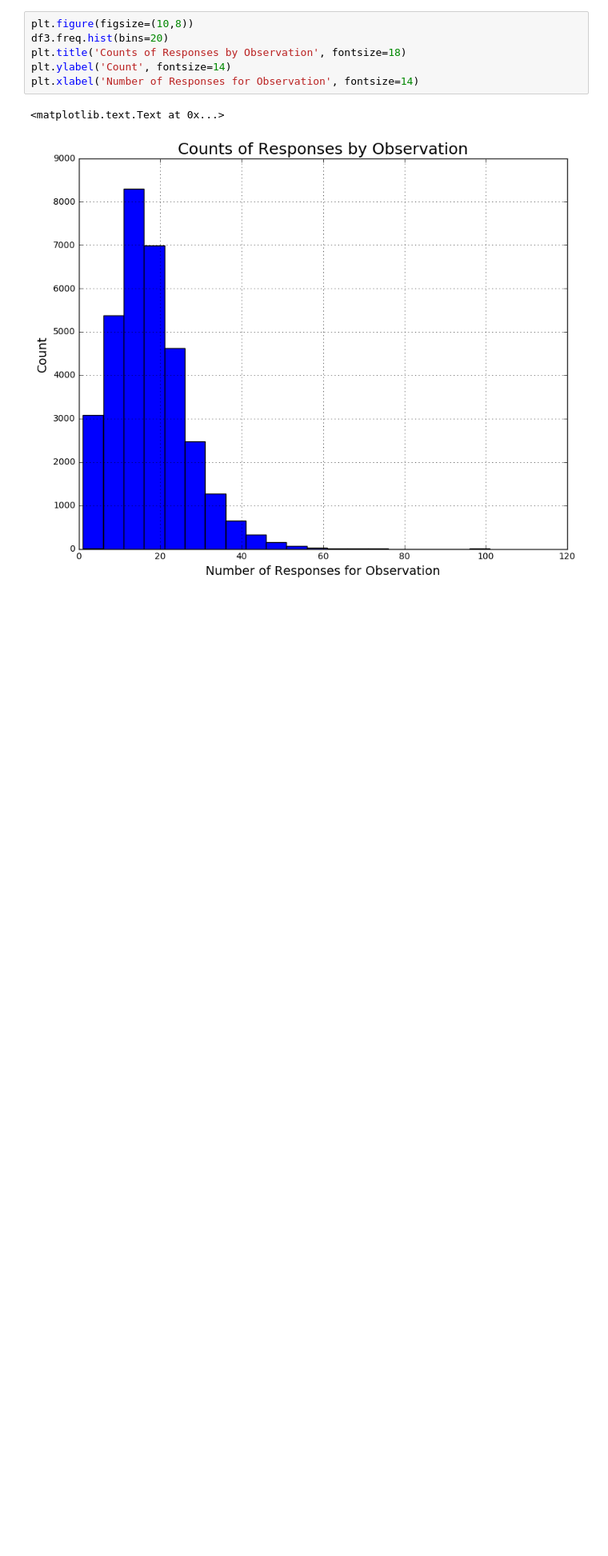
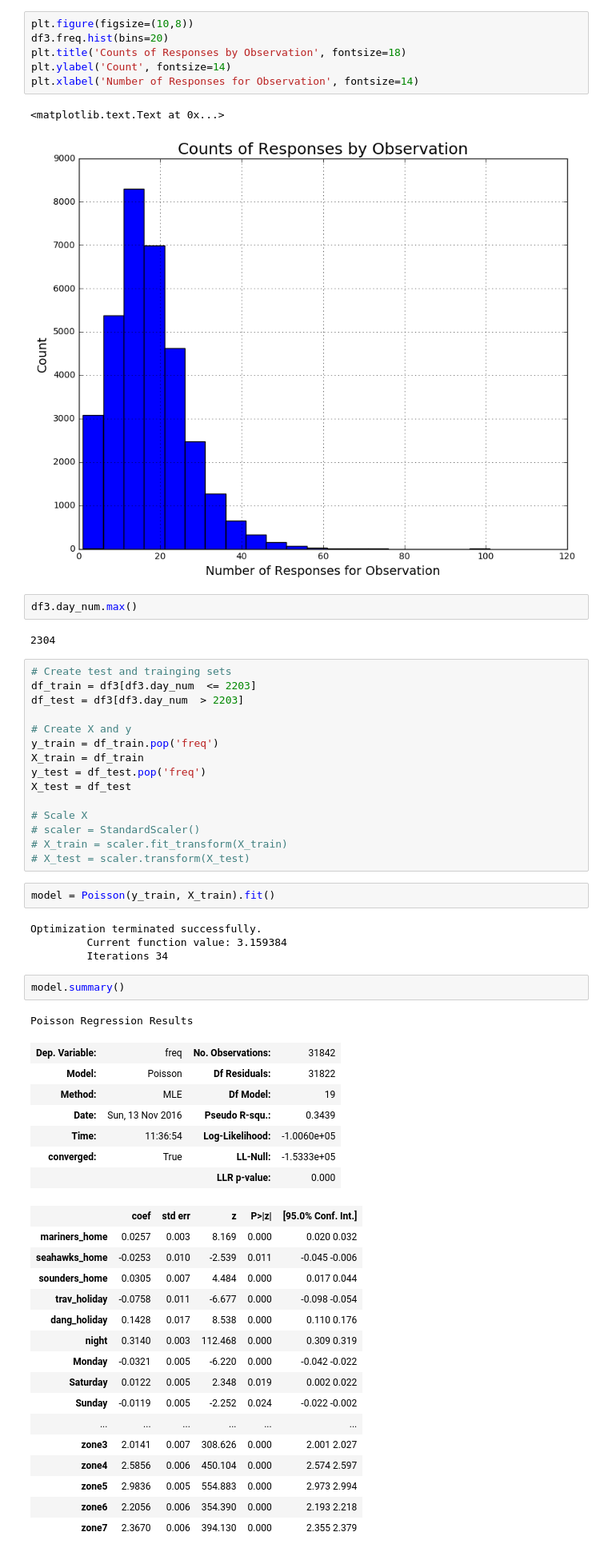
Before and after one commit to nickbuker/Rapid-Rescue, a Jupyter notebook: poisson_reg.ipynb, the cells around one changed output. Shown: that part at 80% size. Cells and saved outputs as stored; diff of their text form; blank space fills up the shorter version.

Commit message:
update poisson

```diff
--- a/poisson_reg.ipynb
+++ b/poisson_reg.ipynb
@@ -68,3 +59,55 @@ plt.xlabel('Number of Responses for Observation', fontsize=14)
 # %% [output]
 <matplotlib.text.Text at 0x...>
 [figure]
+# %%
+df3.day_num.max()
+# %% [output]
+2304
+# %%
+# Create test and trainging sets
+df_train = df3[df3.day_num  <= 2203]
+df_test = df3[df3.day_num  > 2203]
+
+# Create X and y
+y_train = df_train.pop('freq')
+X_train = df_train
+y_test = df_test.pop('freq')
+X_test = df_test
+
+# Scale X
+# scaler = StandardScaler()
+# X_train = scaler.fit_transform(X_train)
+# X_test = scaler.transform(X_test)
+# %%
+model = Poisson(y_train, X_train).fit()
+# %% [output]
+Optimization terminated successfully.
+         Current function value: 3.159384
+         Iterations 34
+# %%
+model.summary()
+# %% [output]
+Poisson Regression Results
+| Dep. Variable: | freq | No. Observations: | 31842 |
+| Model: | Poisson | Df Residuals: | 31822 |
+| Method: | MLE | Df Model: | 19 |
+| Date: | Sun, 13 Nov 2016 | Pseudo R-squ.: | 0.3439 |
+| Time: | 11:36:54 | Log-Likelihood: | -1.0060e+05 |
+| converged: | True | LL-Null: | -1.5333e+05 |
+|  |  | LLR p-value: | 0.000 |
+|  | coef | std err | z | P>|z| | [95.0% Conf. Int.] |
+| mariners_home | 0.0257 | 0.003 | 8.169 | 0.000 | 0.020 0.032 |
+| seahawks_home | -0.0253 | 0.010 | -2.539 | 0.011 | -0.045 -0.006 |
+| sounders_home | 0.0305 | 0.007 | 4.484 | 0.000 | 0.017 0.044 |
+| trav_holiday | -0.0758 | 0.011 | -6.677 | 0.000 | -0.098 -0.054 |
+| dang_holiday | 0.1428 | 0.017 | 8.538 | 0.000 | 0.110 0.176 |
+| night | 0.3140 | 0.003 | 112.468 | 0.000 | 0.309 0.319 |
+| Monday | -0.0321 | 0.005 | -6.220 | 0.000 | -0.042 -0.022 |
+| Saturday | 0.0122 | 0.005 | 2.348 | 0.019 | 0.002 0.022 |
+| Sunday | -0.0119 | 0.005 | -2.252 | 0.024 | -0.022 -0.002 |
+| ... | ... | ... | ... | ... | ... |
+| zone3 | 2.0141 | 0.007 | 308.626 | 0.000 | 2.001 2.027 |
+| zone4 | 2.5856 | 0.006 | 450.104 | 0.000 | 2.574 2.597 |
+| zone5 | 2.9836 | 0.005 | 554.883 | 0.000 | 2.973 2.994 |
+| zone6 | 2.2056 | 0.006 | 354.390 | 0.000 | 2.193 2.218 |
+| zone7 | 2.3670 | 0.006 | 394.130 | 0.000 | 2.355 2.379 |
```
Also changed, not shown: parts of 6 cells of this notebook.
